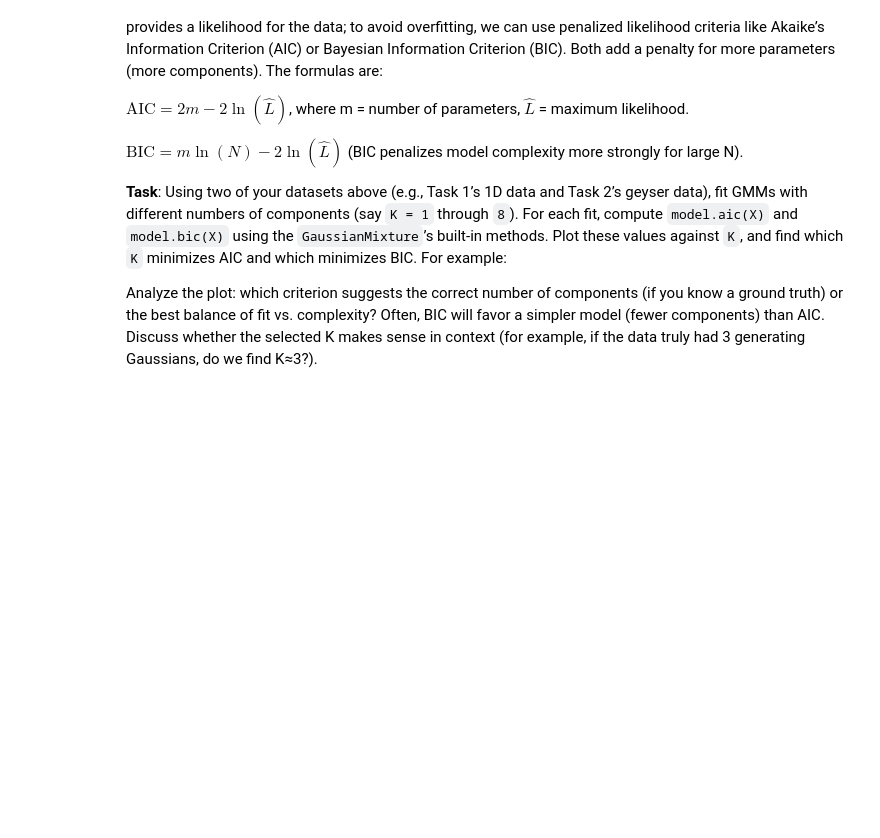
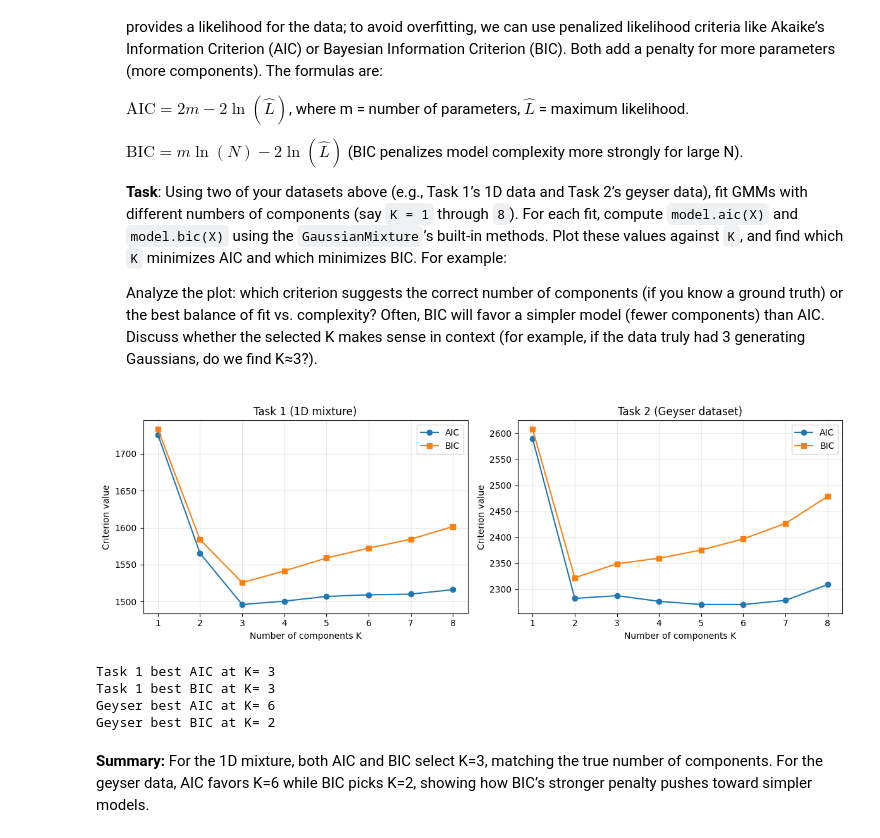
Before and after one commit to MatiPl01/machine-learning, a Jupyter notebook: lab3/Lab1-GMM-student.ipynb, the cells around one changed output. Saved outputs shown, nothing was run; the diff lists cells and outputs as text; code cells hidden in the pictures; blank space fills up the shorter version.

```diff
--- a/lab3/Lab1-GMM-student.ipynb
+++ b/lab3/Lab1-GMM-student.ipynb
@@ -652,6 +652,86 @@ Confusion matrix (rows true class, columns predicted label):
     **Task**: Using two of your datasets above (e.g., Task 1’s 1D data and Task 2’s geyser data), fit GMMs with different numbers of components (say `K = 1` through `8`). For each fit, compute `model.aic(X)` and `model.bic(X)` using the `GaussianMixture`’s built-in methods. Plot these values against `K`, and find which `K` minimizes AIC and which minimizes BIC. For example:
 
    Analyze the plot: which criterion suggests the correct number of components (if you know a ground truth) or the best balance of fit vs. complexity? Often, BIC will favor a simpler model (fewer components) than AIC. Discuss whether the selected K makes sense in context (for example, if the data truly had 3 generating Gaussians, do we find K≈3?).
+# %%
+from pathlib import Path
+import pandas as pd
+
+# Recreate Task 1 dataset locally (1D three-component mixture)
+np.random.seed(42)
+N = 300
+true_means = np.array([0.0, 5.0, 10.0])
+true_stds = np.array([1.0, 1.5, 0.8])
+true_weights = np.array([0.4, 0.35, 0.25])
+components = np.random.choice(len(true_means), size=N, p=true_weights)
+X_task1 = []
+for comp in components:
+    X_task1.append(np.random.randn() * true_stds[comp] + true_means[comp])
+X_task1 = np.array(X_task1).reshape(-1, 1)
+
+# Load geyser dataset from Task 2 if it exists
+Y_geyser = None
+faithful_path = Path("faithful.dat")
+if faithful_path.exists():
+    geyser_df = pd.read_csv(faithful_path, sep=r"\s+")
+    Y_geyser = geyser_df[["eruptions", "waiting"]].dropna().values
+
+def evaluate_model_selection(X, max_components=8, random_state=0):
+    ks = np.arange(1, max_components + 1)
+    aic_values, bic_values = [], []
+    for k in ks:
+        gmm = GaussianMixture(
+            n_components=k, covariance_type="full", random_state=random_state
+        )
+        gmm.fit(X)
+        aic_values.append(gmm.aic(X))
+        bic_values.append(gmm.bic(X))
+    return ks, np.array(aic_values), np.array(bic_values)
+
+ks_1d, aic_1d, bic_1d = evaluate_model_selection(X_task1)
+if Y_geyser is not None:
+    ks_geyser, aic_geyser, bic_geyser = evaluate_model_selection(Y_geyser)
+else:
+    ks_geyser = aic_geyser = bic_geyser = None
+
+fig, axes = plt.subplots(1, 2, figsize=(12, 4))
+axes[0].plot(ks_1d, aic_1d, marker="o", label="AIC")
+axes[0].plot(ks_1d, bic_1d, marker="s", label="BIC")
+axes[0].set_title("Task 1 (1D mixture)")
+axes[0].set_xlabel("Number of components K")
+axes[0].set_ylabel("Criterion value")
+axes[0].legend()
+axes[0].grid(True, alpha=0.3)
+
+if ks_geyser is not None:
+    axes[1].plot(ks_geyser, aic_geyser, marker="o", label="AIC")
+    axes[1].plot(ks_geyser, bic_geyser, marker="s", label="BIC")
+    axes[1].set_title("Task 2 (Geyser dataset)")
+    axes[1].set_xlabel("Number of components K")
+    axes[1].set_ylabel("Criterion value")
+    axes[1].legend()
+    axes[1].grid(True, alpha=0.3)
+else:
+    axes[1].axis("off")
+    axes[1].text(0.5, 0.5, "Geyser dataset not found", ha="center", va="center")
+
+plt.tight_layout()
+plt.show()
+
+print("Task 1 best AIC at K=", ks_1d[np.argmin(aic_1d)])
+print("Task 1 best BIC at K=", ks_1d[np.argmin(bic_1d)])
+if ks_geyser is not None:
+    print("Geyser best AIC at K=", ks_geyser[np.argmin(aic_geyser)])
+    print("Geyser best BIC at K=", ks_geyser[np.argmin(bic_geyser)])
+else:
+    print("Geyser dataset not available; skipped model selection for Task 2.")
+# %% [output]
+[figure, added]
+Task 1 best AIC at K= 3
+Task 1 best BIC at K= 3
+Geyser best AIC at K= 6
+Geyser best BIC at K= 2
+# %% [markdown]
+**Summary:** For the 1D mixture, both AIC and BIC select K=3, matching the true number of components. For the geyser data, AIC favors K=6 while BIC picks K=2, showing how BIC’s stronger penalty pushes toward simpler models.
 # %% [markdown]
 2. **Robust GMM (handling outliers)**
     Standard GMMs can be sensitive to outliers: a single extreme point can skew a Gaussian or attract a tiny component with very small variance. A robust GMM aims to reduce this sensitivity. One approach is to add an extra component with a very broad covariance (or a uniform distribution component) that captures outliers/noise. Another approach is to use heavy-tailed distributions (like a Student-t mixture instead of Gaussian), which inherently handle outliers better.
```
Also changed, not shown: parts of 7 cells of this notebook, 2 other files.
